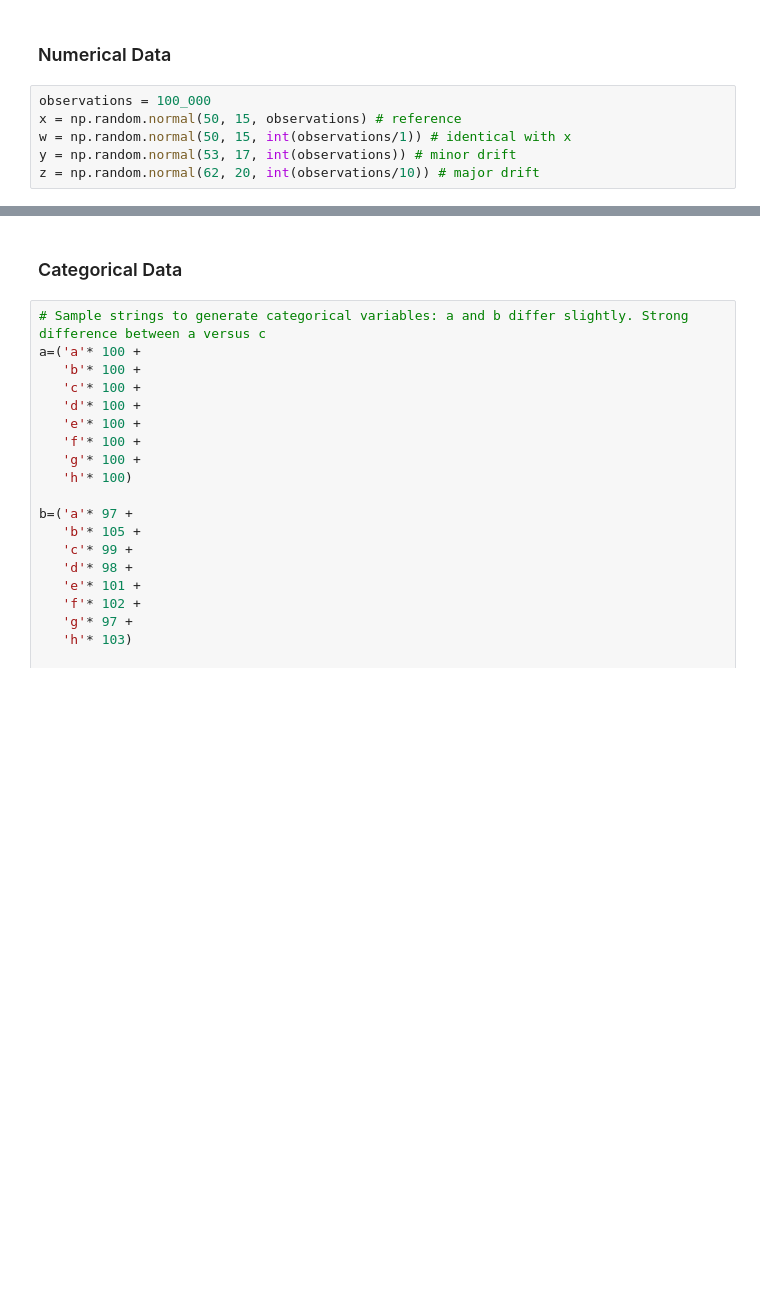
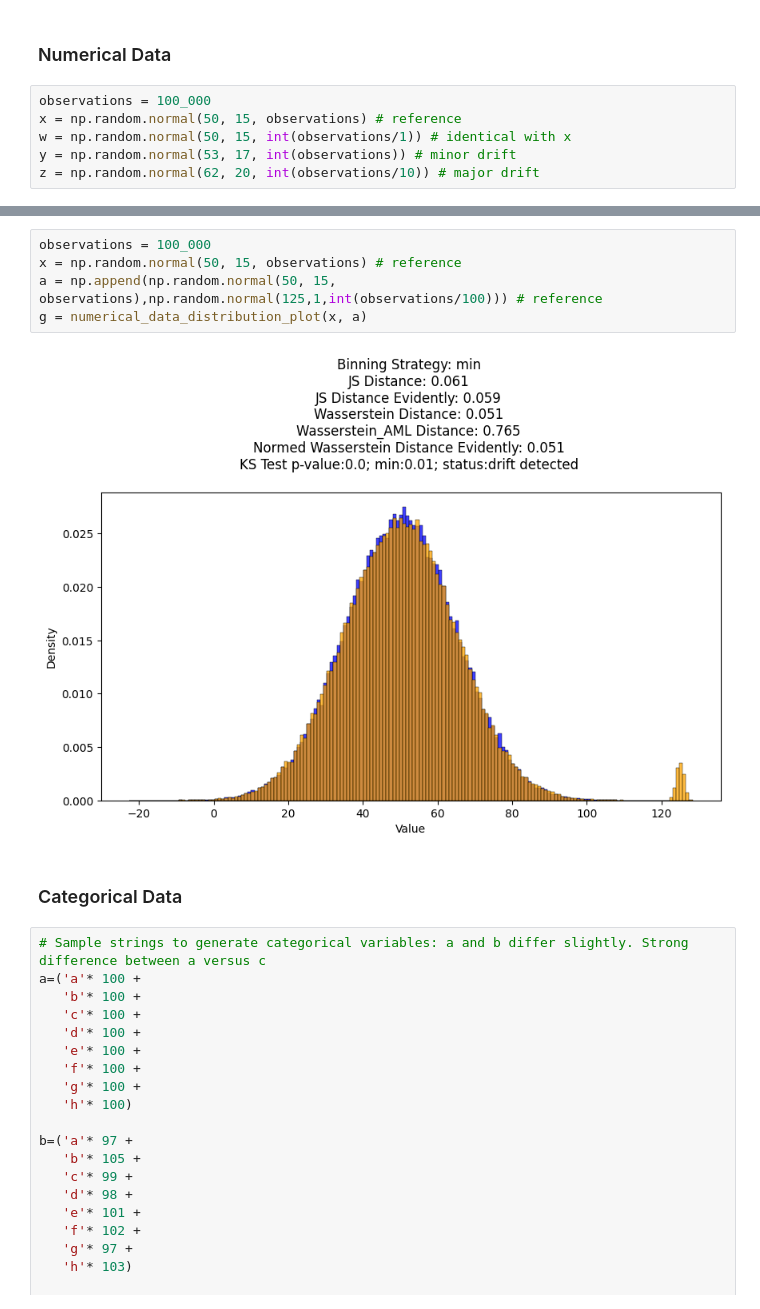
Before and after one commit to perezbecker/data_drift, a Jupyter notebook: data_drift_demo.ipynb, the cells around one changed output, grey strips where cells are left out. Cells and saved outputs as stored; diff of their text form; blank space fills up the shorter version.

```diff
--- a/data_drift_demo.ipynb
+++ b/data_drift_demo.ipynb
@@ -40,3 +40,10 @@ g = numerical_data_distribution_plot(x, z)
+# %%
+observations = 100_000
+x = np.random.normal(50, 15, observations) # reference
+a = np.append(np.random.normal(50, 15, observations),np.random.normal(125,1,int(observations/100))) # reference
+g = numerical_data_distribution_plot(x, a)
+# %% [output]
+[figure, added]
 # %% [markdown]
 ### Categorical Data
 # %%
```
Also changed, not shown: parts of 7 cells of this notebook, 3 other files.
